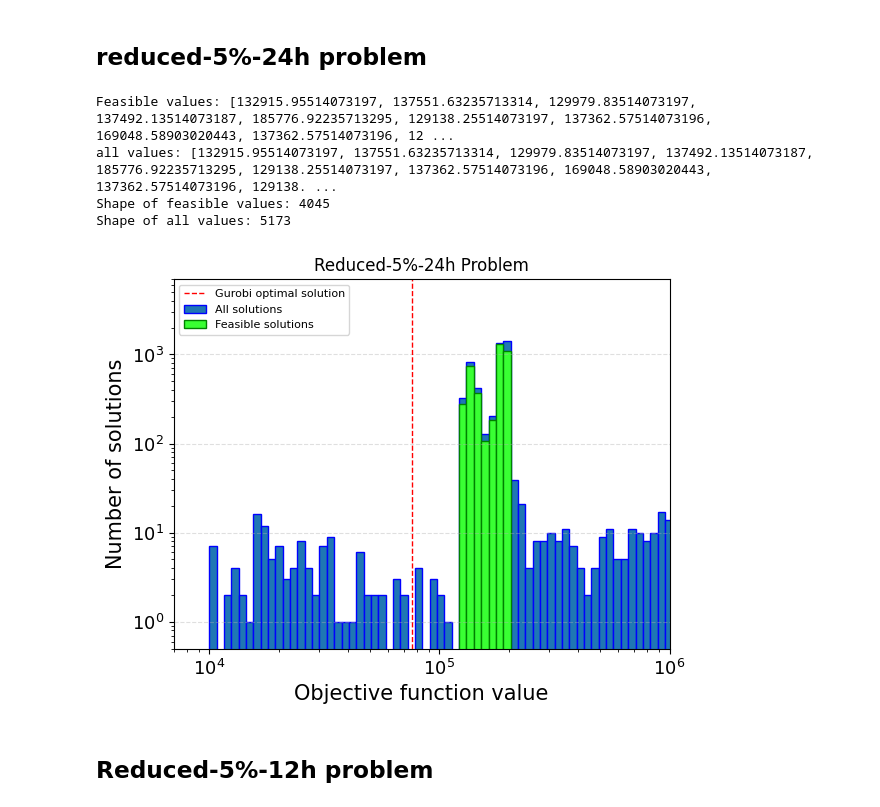
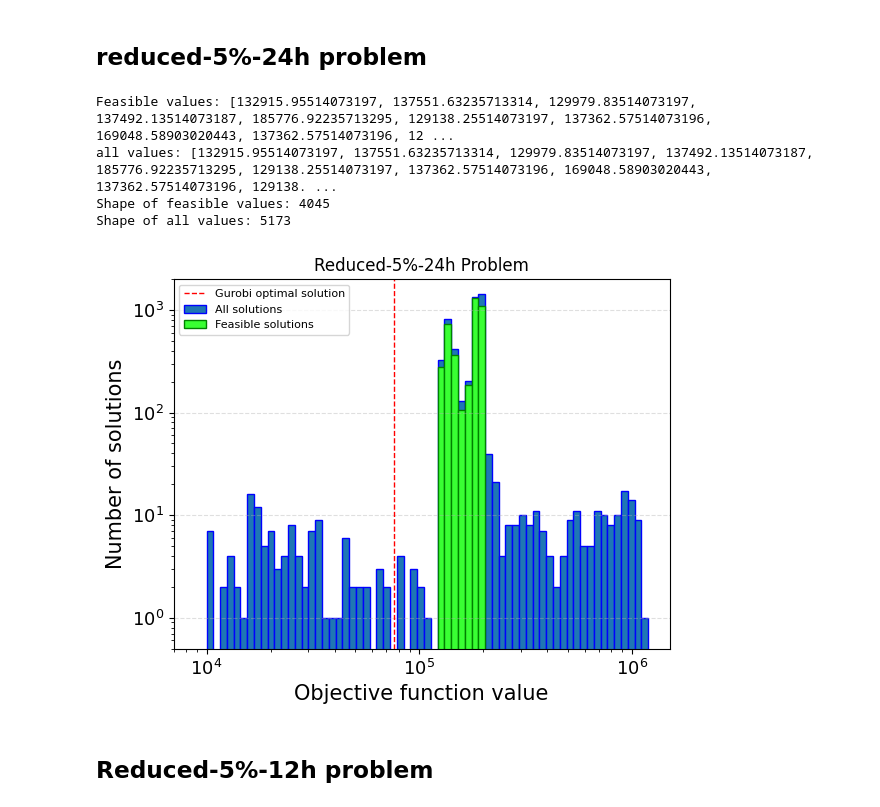
Before and after one commit to Henrikidsal/Prosjektoppgave, a Jupyter notebook: plots_show.ipynb, the cells around one changed output. Cells and saved outputs as stored; diff of their text form; code cells hidden in the pictures.

```diff
--- a/plots_show.ipynb
+++ b/plots_show.ipynb
@@ -297,36 +297,36 @@ feasible_counts, _ = np.histogram(feasible_values, bins=bin_edges)
 # Subtract feasible counts from total counts to get the counts of infeasible solutions
 infeasible_counts = all_counts - feasible_counts
 
 # Plot infeasible (blue) and feasible (green) solutions stacked
 plt.bar(bin_edges[:-1], all_counts, width=np.diff(bin_edges), align='edge', edgecolor='blue', label='All solutions')
 plt.bar(bin_edges[:-1], feasible_counts, width=np.diff(bin_edges), align='edge', color='#39ff33', edgecolor='green', label='Feasible solutions')
 
 # Add Gurobi optimal solution line
 plt.axvline(75924, color='red', linestyle='dashed', linewidth=1, label='Gurobi optimal solution')
 
 # Customize the plot
 plt.title('Reduced-5%-24h Problem')
-plt.xlim([7e+3, 1e+6])
-plt.ylim([0.5, 7e+3])
+plt.xlim([7e+3, 1.5e+6])
+plt.ylim([0.5, 2e+3])
 plt.xlabel('Objective function value', fontsize=15)
 plt.ylabel('Number of solutions', fontsize=15)
 plt.xscale('log')
 plt.yscale('log')
 plt.grid(axis='y', linestyle='--', alpha=0.4)
 
 plt.xticks(fontsize=13)
 plt.yticks(fontsize=13)
 plt.legend(fontsize=8, loc='upper left')
 plt.savefig('plots/full_size_problem.png')
 
 # Show the plot
 plt.show()
 # %% [output]
 Feasible values: [132915.95514073197, 137551.63235713314, 129979.83514073197, 137492.13514073187, 185776.92235713295, 129138.25514073197, 137362.57514073196, 169048.58903020443, 137362.57514073196, 12 ...
 all values: [132915.95514073197, 137551.63235713314, 129979.83514073197, 137492.13514073187, 185776.92235713295, 129138.25514073197, 137362.57514073196, 169048.58903020443, 137362.57514073196, 129138. ...
 Shape of feasible values: 4045
 Shape of all values: 5173
-[figure, old version]
+[figure, new version]
 # %% [markdown]
 ## Reduced-5%-12h problem
 # %%
```
Also changed, not shown: parts of 4 cells of this notebook.
